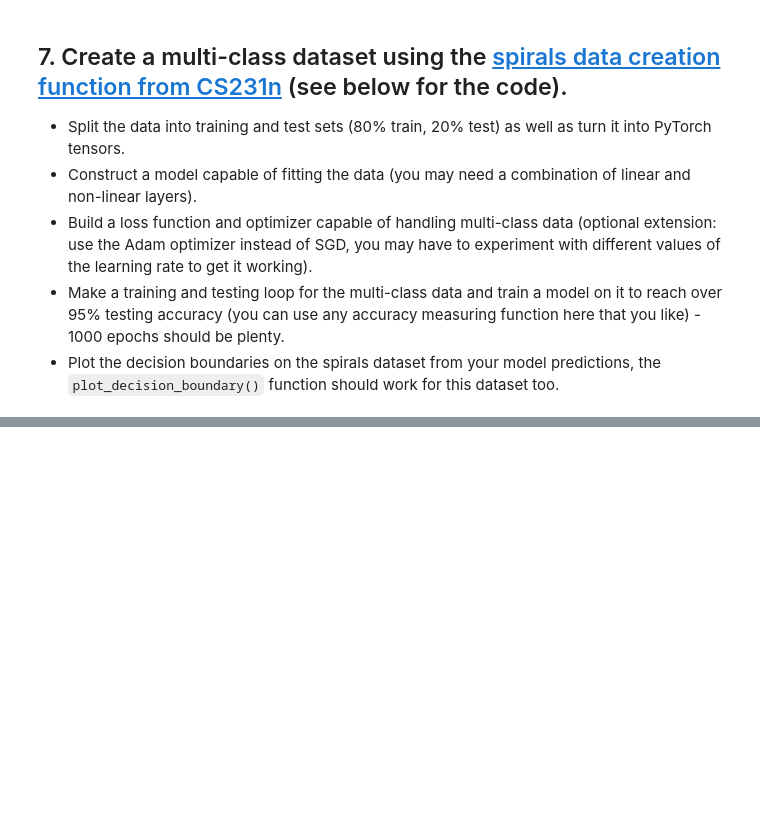
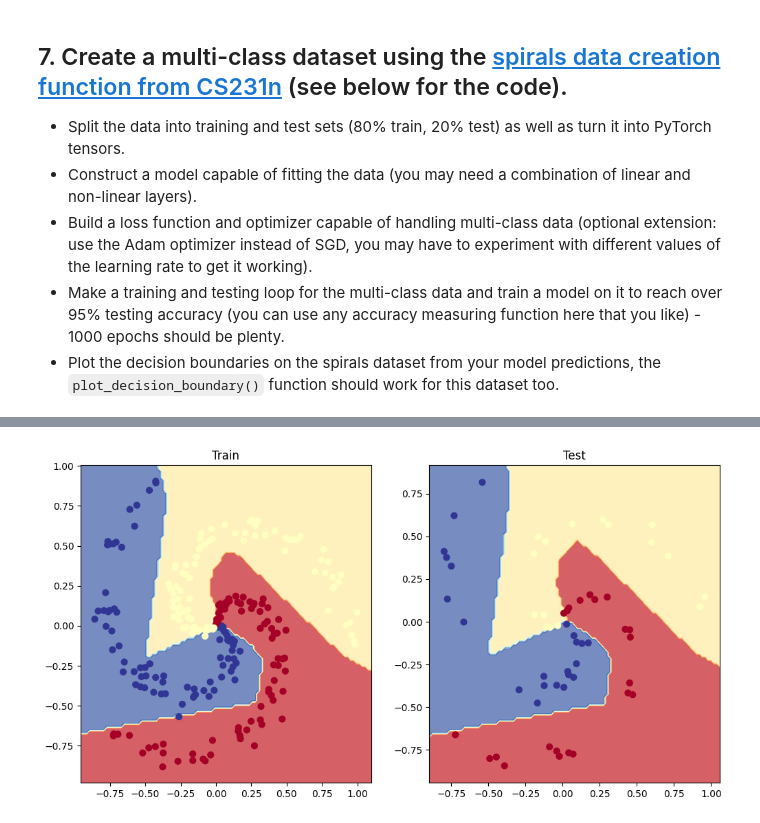
Before and after one commit to nashfork/MachineLearning, a Jupyter notebook: extras/exercises/02_pytorch_classification_exercises.ipynb, the cells around one changed output, grey strips where cells are left out. Cells and saved outputs as stored; diff of their text form; code cells hidden in the pictures; blank space fills up the shorter version.

```diff
--- a/extras/exercises/02_pytorch_classification_exercises.ipynb
+++ b/extras/exercises/02_pytorch_classification_exercises.ipynb
@@ -309,8 +314,0 @@ plt.show()
-# %%
-# Turn data into tensors
-import torch
-X = torch.from_numpy(X).type(torch.float) # features as float32
-y = torch.from_numpy(y).type(torch.LongTensor) # labels need to be of type long
-
-# Create train and test splits
-from sklearn.model_selection import train_test_split
@@ -325,9 +341,22 @@ from torchmetrics import Accuracy
 # %%
 # Prepare device agnostic code
-# device = "cuda" if torch.cuda.is_available() else "cpu"
+device = "cuda" if torch.cuda.is_available() else "cpu"
 
 # Create model by subclassing nn.Module
+class MultiClassModelV0(nn.Module):
+  def __init__(self, input_features, output_features, hidden_units=8):
+    super().__init__()
+    self.linear_layer_stack = nn.Sequential(
+        nn.Linear(in_features=input_features, out_features=hidden_units),
+        nn.ReLU(),
+        nn.Linear(in_features=hidden_units, out_features=hidden_units),
+        nn.ReLU(),
+        nn.Linear(in_features=hidden_units, out_features=3)
+    )
 
-
+  def forward(self, x):
+    return self.linear_layer_stack(x)
 
 # Instantiate model and send it to device
+model_2=MultiClassModelV0(input_features=2, output_features=4, hidden_units=8).to(device)
+model_2
@@ -334,15 +373,20 @@ from torchmetrics import Accuracy
 # %%
 # Setup data to be device agnostic
-
+X_train, y_train = X_train.to(device), y_train.to(device)
+X_test, y_test=X_test.to(device), y_test.to(device)
 
 # Print out first 10 untrained model outputs (forward pass)
 print("Logits:")
 ## Your code here ##
-
+y_logits=model_2(X_train)
+print(y_logits[:10])
 print("Pred probs:")
 ## Your code here ##
-
+y_pred_proba=torch.softmax(y_logits, dim=1)
+print(y_pred_proba[:10])
 print("Pred labels:")
 ## Your code here ##
+y_pred=torch.argmax(y_pred_proba, dim=1)
+print(y_pred[:10])
 # %% [output]
 Logits:
@@ -387,0 +474,11 @@ Pred labels:
+# %%
+# Plot decision boundaries for training and test sets
+plt.figure(figsize=(12, 6))
+plt.subplot(1, 2, 1)
+plt.title("Train")
+plot_decision_boundary(model_2, X_train, y_train)
+plt.subplot(1, 2, 2)
+plt.title("Test")
+plot_decision_boundary(model_2, X_test, y_test)
+# %% [output]
+[figure, added]
```
Also changed, not shown: parts of 14 cells of this notebook.
